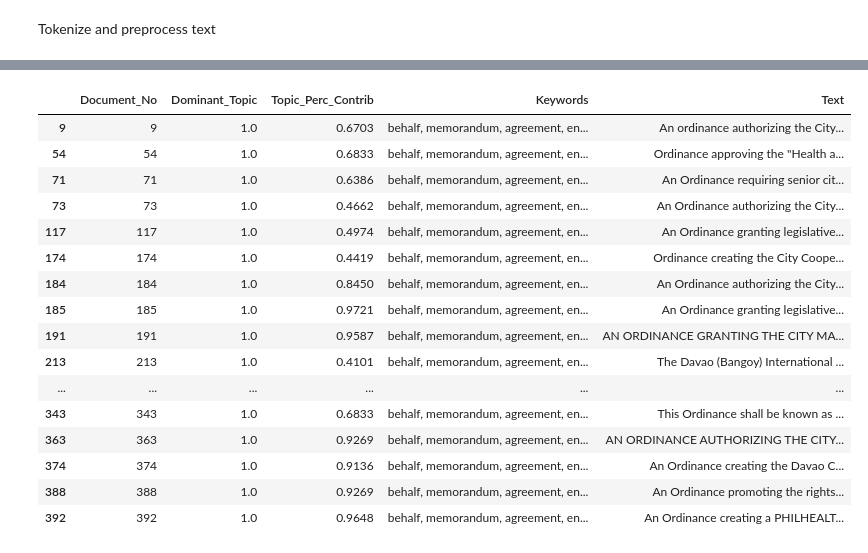
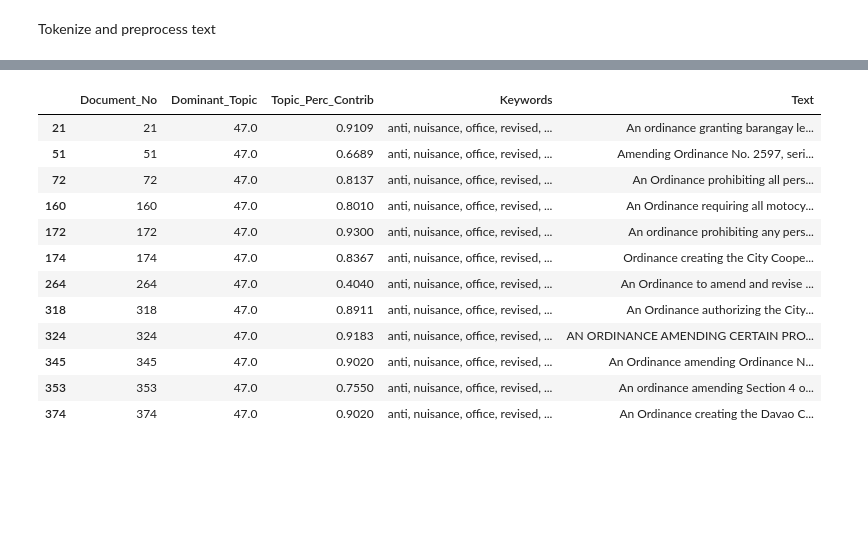
Before and after one commit to crorsavir54/ordinance-LDAmodel, a Jupyter notebook: davao_lda.ipynb, the cells around one changed output, grey strips where cells are left out. Saved outputs shown, nothing was run; the diff lists cells and outputs as text; code cells hidden in the pictures; blank space fills up the shorter version.

```diff
--- a/davao_lda.ipynb
+++ b/davao_lda.ipynb
@@ -32,9 +32,5 @@ from pprint import pprint
 # %%
 from nltk.corpus import stopwords
 stop_words = stopwords.words('english')
-# stop_words.extend(['davao','city','government','ordinance','series'])
-# stop_words.extend(['davao', 'city', 'government','ordinance','barangay', 'known','otherwise','thereof','therefor','purposes','mayor','amended', 'series','enter','sign'])
-# stop_words.extend(['thereof','shall','barangay','ordinance','known','otherwise','city','davao','government','memorandum','code','sign','mayor','behalf','series','purposes','comprehensive','agreement','enter','section','entered','amended'])
-# stop_words.extend(['ordinance','government','series','amending','otherwise','known','davao','city','government','sign','purposes','behalf','authorizing','providing',
-# 'section','granting','providing','use','sign','code','thereof','agreement','enter','use','act','ii','xi','article','memorandum','barangay','mayor'])
-# stop_words.extend(['ordinance','tagum','city','thereof','section','municipal','municipality','ii','davao','sign','enter','amending','granting','authorizing','behalf','mayor','approving','authority'])
+stop_words.extend(['city','davao','government','ordinance','series','mayor','otherwise','sign','behalf','code','barangay','purposes','memorandum','agreement','enter','authority','entered','section','public','amended','development','district','local','operation','thereof','management','within','legislative','program','relative','use'])
+# stop_words.extend(['city','davao','government','ordinance','series','mayor','otherwise','sign','behalf','code','barangay','purposes','memorandum','agreement','enter','authority','entered','section','public','amended','ii'])
@@ -160,15 +189,3 @@ print(corpus[:1])
   ('treasurer', 2),
   ('volume', 2),
   ('year', 1)]]
-# %%
-# Build LDA model
-
-lda_model = gensim.models.LdaMulticore(corpus=corpus,
-                                           id2word=id2word,workers=3,
-                                           num_topics=15,
-                                           random_state=123,
-
-                                           chunksize=100,
-                                           passes=30,
-
-                                           per_word_topics=True)
@@ -241,5 +254,5 @@ K = 15 is the optimal number of topics since when
 # %%
-optimal_model = model_list[3]
+optimal_model = model_list[9]
 model_topics = optimal_model.show_topics(formatted=False)
 pprint(optimal_model.print_topics(num_words=10))
 # %% [output]
@@ -348,27 +363,23 @@ sent_topics_sorteddf.head(55)
 # %%
 # df_sorted_by_topic = df_dominant_topic.sort_values(by=['Dominant_Topic'])
 # documents with topic 7.0 as dominant topic
-df_sorted_by_topic = df_dominant_topic.loc[df_dominant_topic['Dominant_Topic'] == 1.0]
+df_sorted_by_topic = df_dominant_topic.loc[df_dominant_topic['Dominant_Topic'] == 47.0]
 
 df_sorted_by_topic
 # %% [output]
 |  | Document_No | Dominant_Topic | Topic_Perc_Contrib | Keywords | Text |
-| 9 | 9 | 1.0 | 0.6703 | behalf, memorandum, agreement, en... | An ordinance authorizing the City... |
-| 54 | 54 | 1.0 | 0.6833 | behalf, memorandum, agreement, en... | Ordinance approving the "Health a... |
-| 71 | 71 | 1.0 | 0.6386 | behalf, memorandum, agreement, en... | An Ordinance requiring senior cit... |
-| 73 | 73 | 1.0 | 0.4662 | behalf, memorandum, agreement, en... | An Ordinance authorizing the City... |
-| 117 | 117 | 1.0 | 0.4974 | behalf, memorandum, agreement, en... | An Ordinance granting legislative... |
-| 174 | 174 | 1.0 | 0.4419 | behalf, memorandum, agreement, en... | Ordinance creating the City Coope... |
-| 184 | 184 | 1.0 | 0.8450 | behalf, memorandum, agreement, en... | An Ordinance authorizing the City... |
-| 185 | 185 | 1.0 | 0.9721 | behalf, memorandum, agreement, en... | An Ordinance granting legislative... |
-| 191 | 191 | 1.0 | 0.9587 | behalf, memorandum, agreement, en... | AN ORDINANCE GRANTING THE CITY MA... |
-| 213 | 213 | 1.0 | 0.4101 | behalf, memorandum, agreement, en... | The Davao (Bangoy) International ... |
-| ... | ... | ... | ... | ... | ... |
-| 343 | 343 | 1.0 | 0.6833 | behalf, memorandum, agreement, en... | This Ordinance shall be known as ... |
-| 363 | 363 | 1.0 | 0.9269 | behalf, memorandum, agreement, en... | AN ORDINANCE AUTHORIZING THE CITY... |
-| 374 | 374 | 1.0 | 0.9136 | behalf, memorandum, agreement, en... | An Ordinance creating the Davao C... |
-| 388 | 388 | 1.0 | 0.9269 | behalf, memorandum, agreement, en... | An Ordinance promoting the rights... |
-| 392 | 392 | 1.0 | 0.9648 | behalf, memorandum, agreement, en... | An Ordinance creating a PHILHEALT... |
+| 21 | 21 | 47.0 | 0.9109 | anti, nuisance, office, revised, ... | An ordinance granting barangay le... |
+| 51 | 51 | 47.0 | 0.6689 | anti, nuisance, office, revised, ... | Amending Ordinance No. 2597, seri... |
+| 72 | 72 | 47.0 | 0.8137 | anti, nuisance, office, revised, ... | An Ordinance prohibiting all pers... |
+| 160 | 160 | 47.0 | 0.8010 | anti, nuisance, office, revised, ... | An Ordinance requiring all motocy... |
+| 172 | 172 | 47.0 | 0.9300 | anti, nuisance, office, revised, ... | An ordinance prohibiting any pers... |
+| 174 | 174 | 47.0 | 0.8367 | anti, nuisance, office, revised, ... | Ordinance creating the City Coope... |
+| 264 | 264 | 47.0 | 0.4040 | anti, nuisance, office, revised, ... | An Ordinance to amend and revise ... |
+| 318 | 318 | 47.0 | 0.8911 | anti, nuisance, office, revised, ... | An Ordinance authorizing the City... |
+| 324 | 324 | 47.0 | 0.9183 | anti, nuisance, office, revised, ... | AN ORDINANCE AMENDING CERTAIN PRO... |
+| 345 | 345 | 47.0 | 0.9020 | anti, nuisance, office, revised, ... | An Ordinance amending Ordinance N... |
+| 353 | 353 | 47.0 | 0.7550 | anti, nuisance, office, revised, ... | An ordinance amending Section 4 o... |
+| 374 | 374 | 47.0 | 0.9020 | anti, nuisance, office, revised, ... | An Ordinance creating the Davao C... |
 # %%
 vis = pyLDAvis.gensim_models.prepare(optimal_model, corpus, id2word)
 pyLDAvis.display(vis)
```
Also changed, not shown: parts of 9 cells of this notebook, 3 other files.
